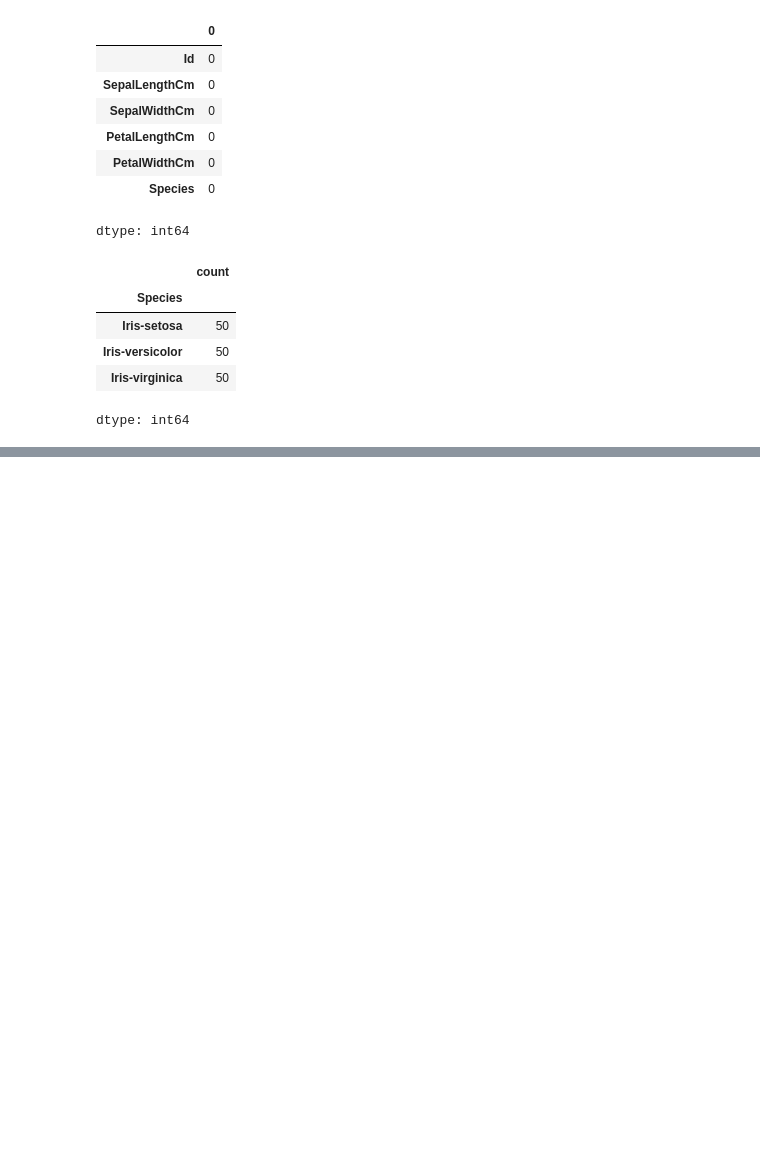
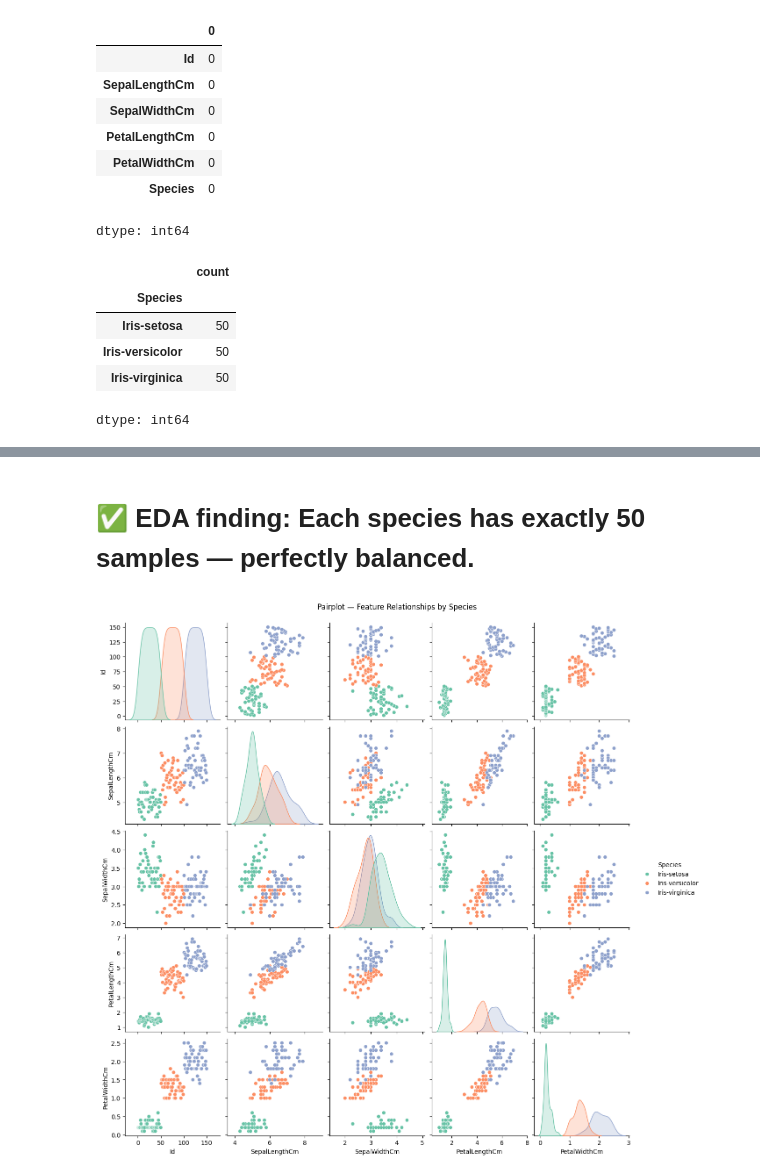
Before and after one commit to graciousgift/OIBSIP, a Jupyter notebook: Gift_Lawrence_Task1.ipynb, the cells around one changed output, grey strips where cells are left out. Cells and saved outputs as stored; diff of their text form; code cells hidden in the pictures; blank space fills up the shorter version.

```diff
--- a/Gift_Lawrence_Task1.ipynb
+++ b/Gift_Lawrence_Task1.ipynb
@@ -196,0 +109,9 @@ In this project, a machine learning classification model was developed using the
+# %% [markdown]
+# ✅ EDA finding: Each species has exactly 50 samples — perfectly balanced.
+# %%
+#Using Pairplot to show relationship between Features
+sns.pairplot(df, hue='Species', palette='Set2')
+plt.suptitle('Pairplot — Feature Relationships by Species', y=1.02)
+plt.show()
+# %% [output]
+[figure, added]
```
Also changed, not shown: parts of 46 cells of this notebook.
